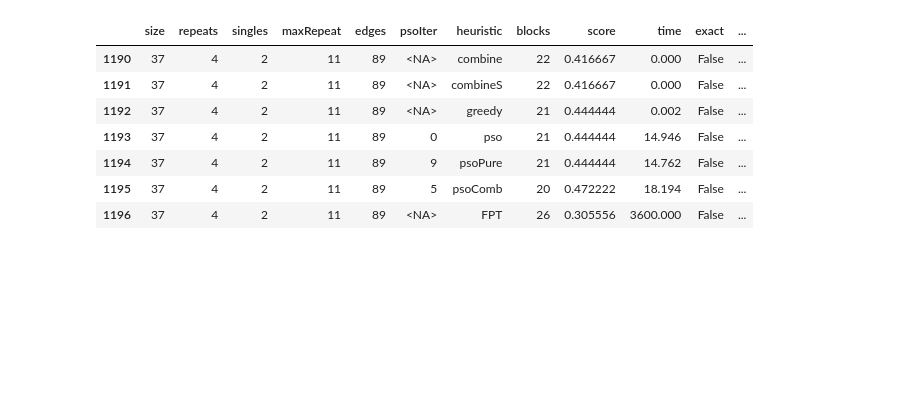
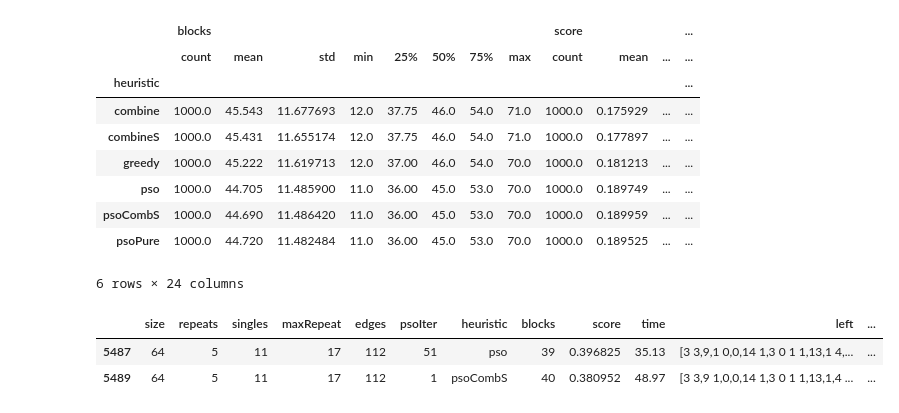
Before and after one commit to marmitar/MCSP-Data-Analysis, a Jupyter notebook: fpt.ipynb, the cells around one changed output. Drawn from its saved outputs; the diff is of its cells as text; code cells hidden in the pictures; blank space fills up the shorter version.

```diff
--- a/fpt.ipynb
+++ b/fpt.ipynb
@@ -42,13 +42,13 @@ def read_df(filename):
             pass
 
     mixed["score"] = (mixed["size"] - mixed["blocks"]) / (mixed["size"] - 1)
-    mixed["exact"] = mixed["exact"] == "Y"
+    # mixed["exact"] = mixed["exact"] == "Y"
     return mixed
 
 def read_pso_df(filename):
     df = read_df(filename)
     return df[df["heuristic"] == "pso"]
 
-df = read_df('FPT3.csv')
+df = read_df('pso-combine-r-5-10-s-5-30-n80.csv')
 df.head(20)
 # %% [output]
@@ -72,23 +72,31 @@ df.head(20)
+# %%
+df[['blocks', 'score', 'time', 'heuristic']].groupby('heuristic').describe()
+# %% [output]
+|  | blocks |  |  |  |  |  |  |  | score |  |  | ... |
+|  | count | mean | std | min | 25% | 50% | 75% | max | count | mean | ... | ... |
+| heuristic |  |  |  |  |  |  |  |  |  |  |  | ... |
+| combine | 1000.0 | 45.543 | 11.677693 | 12.0 | 37.75 | 46.0 | 54.0 | 71.0 | 1000.0 | 0.175929 | ... | ... |
+| combineS | 1000.0 | 45.431 | 11.655174 | 12.0 | 37.75 | 46.0 | 54.0 | 71.0 | 1000.0 | 0.177897 | ... | ... |
+| greedy | 1000.0 | 45.222 | 11.619713 | 12.0 | 37.00 | 46.0 | 54.0 | 70.0 | 1000.0 | 0.181213 | ... | ... |
+| pso | 1000.0 | 44.705 | 11.485900 | 11.0 | 36.00 | 45.0 | 53.0 | 70.0 | 1000.0 | 0.189749 | ... | ... |
+| psoCombS | 1000.0 | 44.690 | 11.486420 | 11.0 | 36.00 | 45.0 | 53.0 | 70.0 | 1000.0 | 0.189959 | ... | ... |
+| psoPure | 1000.0 | 44.720 | 11.482484 | 11.0 | 36.00 | 45.0 | 53.0 | 70.0 | 1000.0 | 0.189525 | ... | ... |
+6 rows × 24 columns
 # %%
-N = 7
+N = 6
 
 df_better = df.copy()
 
 select = []
 for i in range(len(df) // N):
-    assert df_better['heuristic'][N * i + N - 2] == "psoComb", df_better['heuristic'][N * i + N - 2]
-    if df_better['blocks'][N * i + N - 2] < df_better['blocks'][N * i + N - 4]:
+    assert df_better['heuristic'][N * i + N - 1] == "psoCombS", df_better['heuristic'][N * i + N - 1]
+    if df_better['blocks'][N * i + N - 1] > df_better['blocks'][N * i + N - 3]:
         select.extend([N * i + k for k in range(N)])
 
 df_better = df_better.iloc[select]
-df_better
+df_better[(df_better['heuristic'] == 'pso') | (df_better['heuristic'] == 'psoCombS')]
 # %% [output]
-|  | size | repeats | singles | maxRepeat | edges | psoIter | heuristic | blocks | score | time | exact | ... |
-| 1190 | 37 | 4 | 2 | 11 | 89 | <NA> | combine | 22 | 0.416667 | 0.000 | False | ... |
-| 1191 | 37 | 4 | 2 | 11 | 89 | <NA> | combineS | 22 | 0.416667 | 0.000 | False | ... |
-| 1192 | 37 | 4 | 2 | 11 | 89 | <NA> | greedy | 21 | 0.444444 | 0.002 | False | ... |
-| 1193 | 37 | 4 | 2 | 11 | 89 | 0 | pso | 21 | 0.444444 | 14.946 | False | ... |
-| 1194 | 37 | 4 | 2 | 11 | 89 | 9 | psoPure | 21 | 0.444444 | 14.762 | False | ... |
-| 1195 | 37 | 4 | 2 | 11 | 89 | 5 | psoComb | 20 | 0.472222 | 18.194 | False | ... |
-| 1196 | 37 | 4 | 2 | 11 | 89 | <NA> | FPT | 26 | 0.305556 | 3600.000 | False | ... |
+|  | size | repeats | singles | maxRepeat | edges | psoIter | heuristic | blocks | score | time | left | ... |
+| 5487 | 64 | 5 | 11 | 17 | 112 | 51 | pso | 39 | 0.396825 | 35.13 | [3 3,9,1 0,0,14 1,3 0 1 1,13,1 4,... | ... |
+| 5489 | 64 | 5 | 11 | 17 | 112 | 1 | psoCombS | 40 | 0.380952 | 48.97 | [3 3,9 1,0,0,14 1,3 0 1 1,13,1,4 ... | ... |
 # %%
```
Also changed, not shown: parts of 9 cells of this notebook, 31 other files.
